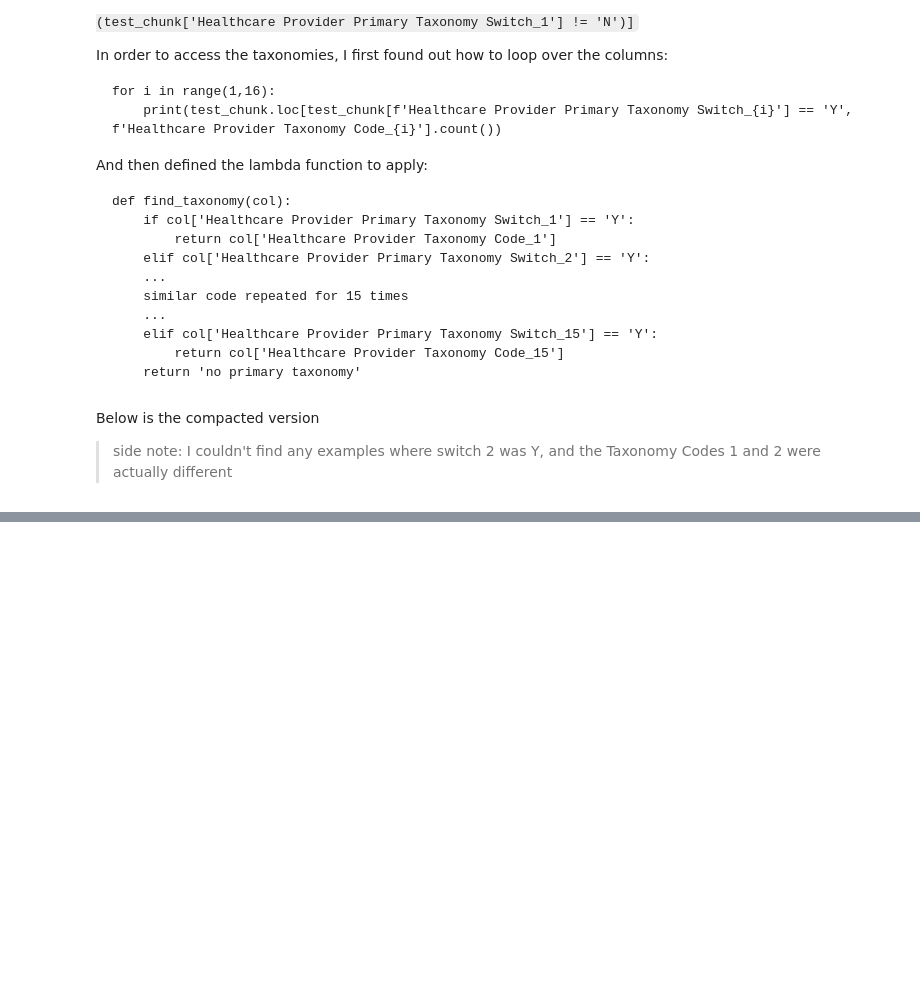
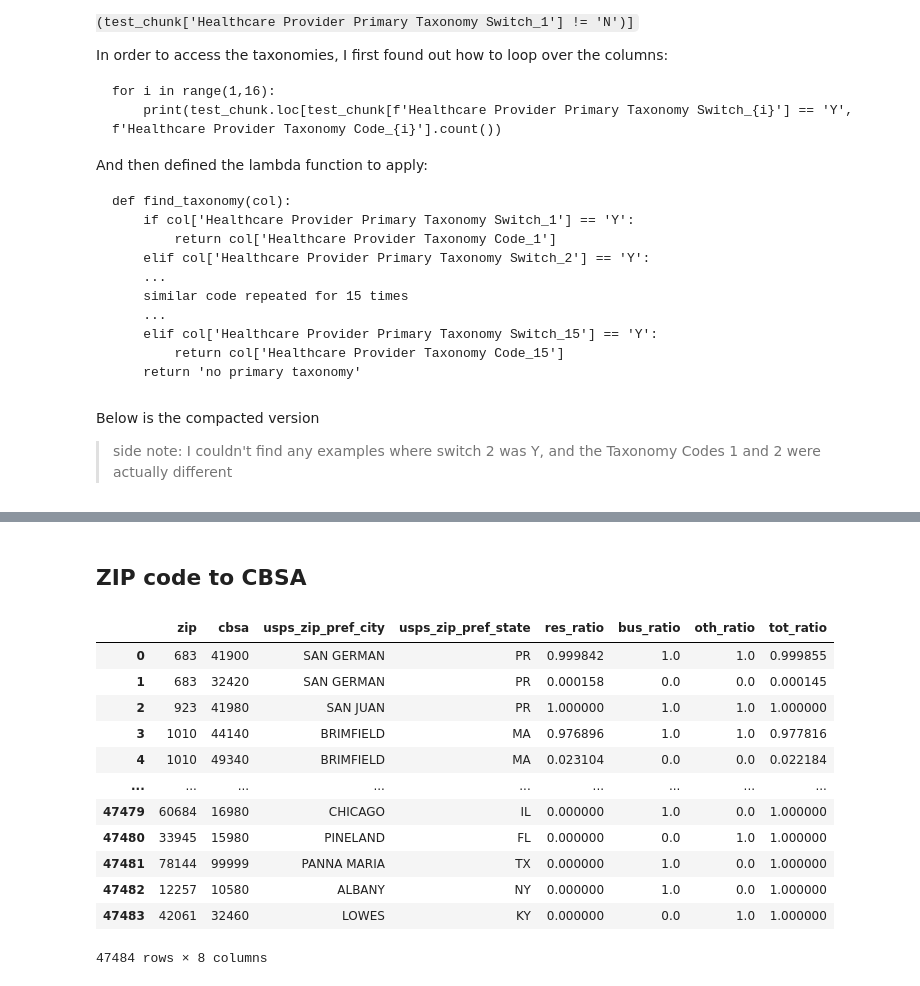
Before and after one commit to tomoumer/hop_team-the-hindenburgs, a Jupyter notebook: notebooks/database_creation.ipynb, the cells around one changed output, grey strips where cells are left out. Drawn from its saved outputs; the diff is of its cells as text; code cells hidden in the pictures; blank space fills up the shorter version.

Commit message:
created database and the two large tables

```diff
--- a/notebooks/database_creation.ipynb
+++ b/notebooks/database_creation.ipynb
@@ -122,0 +162,20 @@ test_chunk
+# %% [markdown]
+## ZIP code to CBSA
+# %%
+zip_cbsa = pd.read_excel('../data/ZIP_CBSA_122021.xlsx')
+# %%
+zip_cbsa
+# %% [output]
+|  | zip | cbsa | usps_zip_pref_city | usps_zip_pref_state | res_ratio | bus_ratio | oth_ratio | tot_ratio |
+| 0 | 683 | 41900 | SAN GERMAN | PR | 0.999842 | 1.0 | 1.0 | 0.999855 |
+| 1 | 683 | 32420 | SAN GERMAN | PR | 0.000158 | 0.0 | 0.0 | 0.000145 |
+| 2 | 923 | 41980 | SAN JUAN | PR | 1.000000 | 1.0 | 1.0 | 1.000000 |
+| 3 | 1010 | 44140 | BRIMFIELD | MA | 0.976896 | 1.0 | 1.0 | 0.977816 |
+| 4 | 1010 | 49340 | BRIMFIELD | MA | 0.023104 | 0.0 | 0.0 | 0.022184 |
+| ... | ... | ... | ... | ... | ... | ... | ... | ... |
+| 47479 | 60684 | 16980 | CHICAGO | IL | 0.000000 | 1.0 | 0.0 | 1.000000 |
+| 47480 | 33945 | 15980 | PINELAND | FL | 0.000000 | 0.0 | 1.0 | 1.000000 |
+| 47481 | 78144 | 99999 | PANNA MARIA | TX | 0.000000 | 1.0 | 0.0 | 1.000000 |
+| 47482 | 12257 | 10580 | ALBANY | NY | 0.000000 | 1.0 | 0.0 | 1.000000 |
+| 47483 | 42061 | 32460 | LOWES | KY | 0.000000 | 0.0 | 1.0 | 1.000000 |
+47484 rows × 8 columns
```
Also changed, not shown: parts of 18 cells of this notebook.
